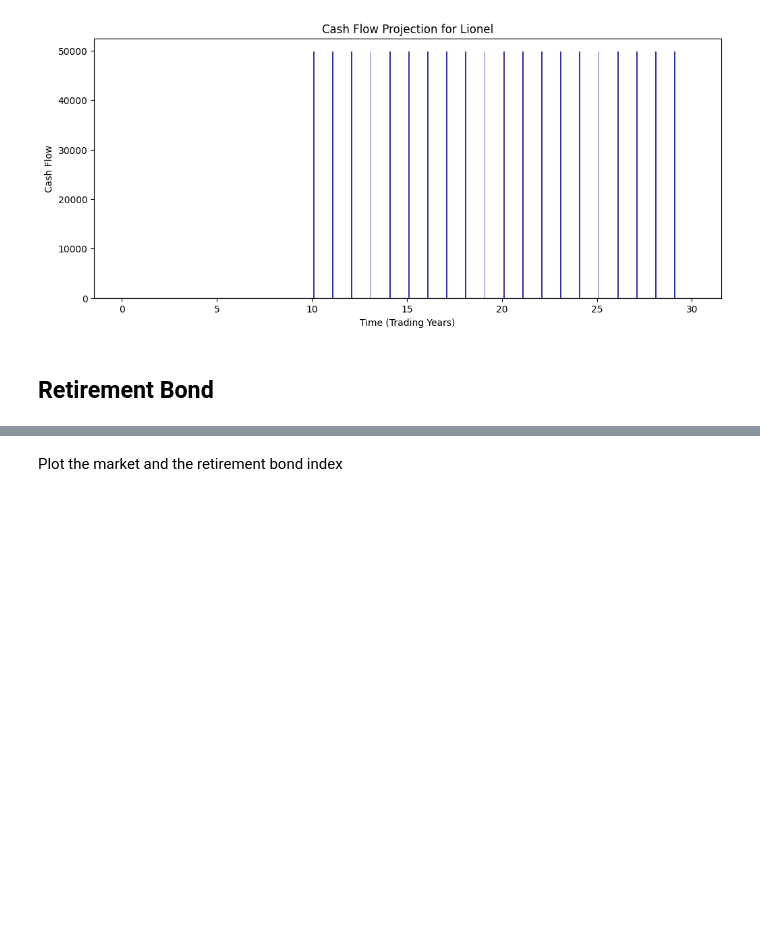
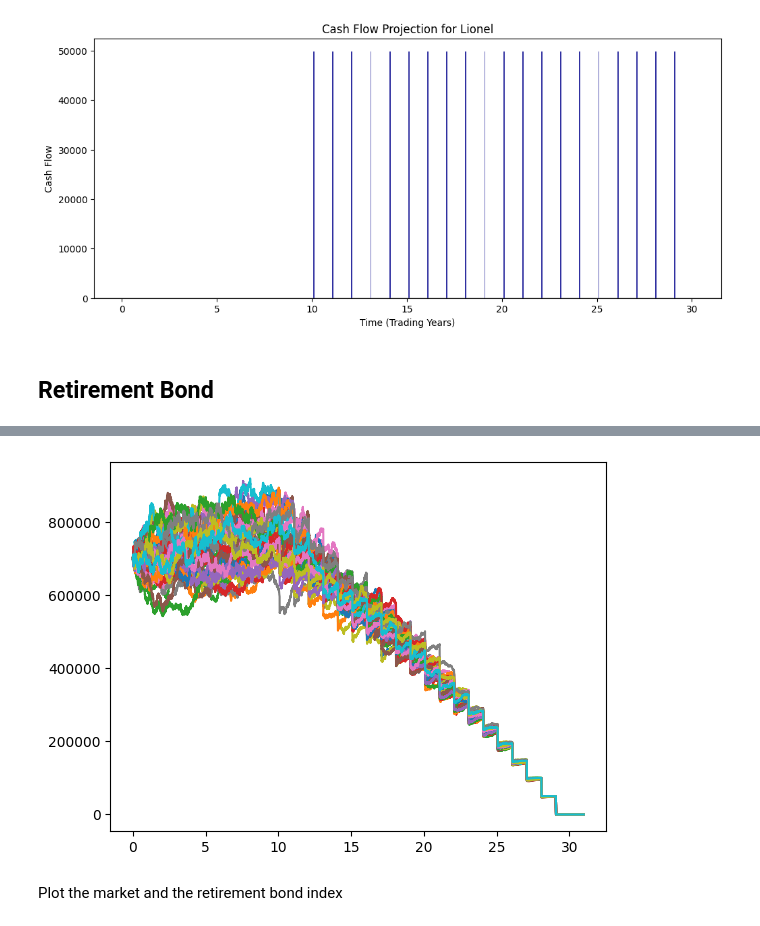
Before and after one commit to aleksandr-mikhailov-edhec/Goal-Based-Investing, a Jupyter notebook: 1.4 Full Stochastic Market Simulation.ipynb, the cells around one changed output, grey strips where cells are left out. Cells and saved outputs as stored; diff of their text form; code cells hidden in the pictures; blank space fills up the shorter version.

```diff
--- a/1.4 Full Stochastic Market Simulation.ipynb
+++ b/1.4 Full Stochastic Market Simulation.ipynb
@@ -448,3 +548,7 @@ simulated_market.calculate_perfect_retirement_bond(client)
+# %%
+plt.plot(simulated_market.retirement_bond_p1);
+# %% [output]
+[figure, added]
 # %% [markdown]
 Plot the market and the retirement bond index
 # %%
```
Also changed, not shown: parts of 9 cells of this notebook, 2 other files.
